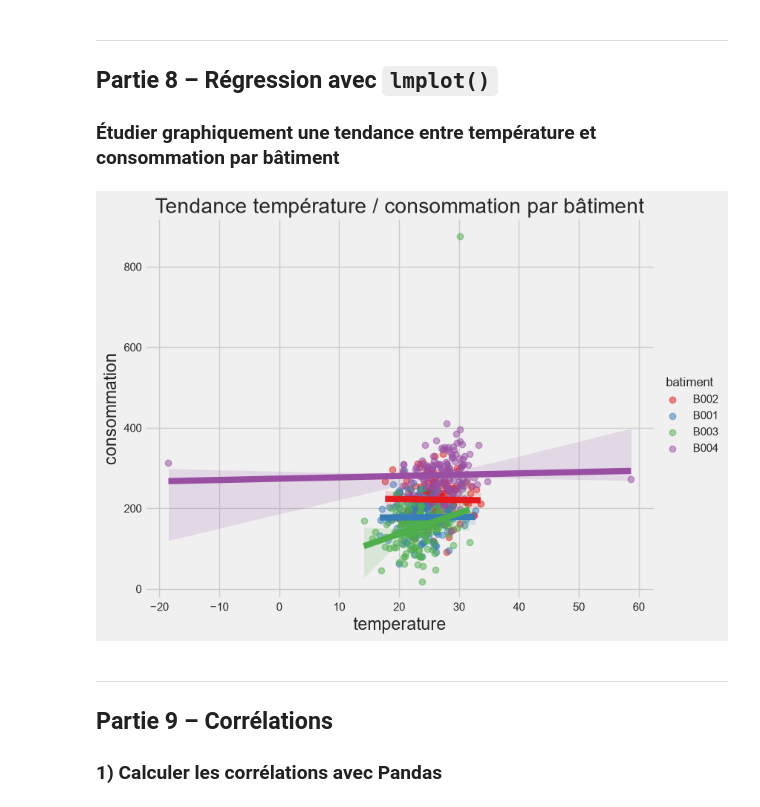
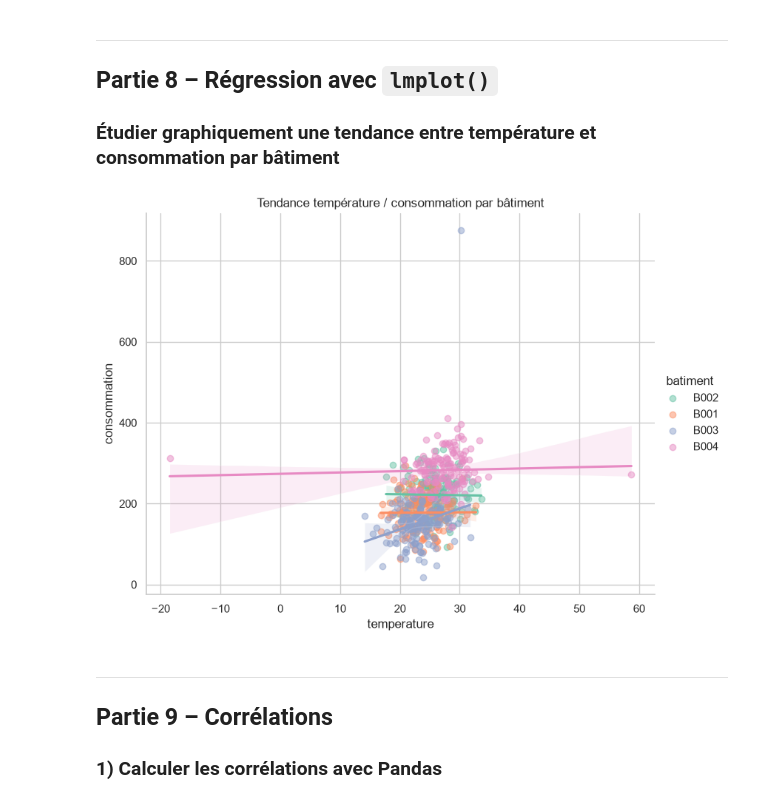
Before and after one commit to khadijagueye235/Atelier_seaborn, a Jupyter notebook: notebooks/atelier_seaborn_iot.ipynb, the cells around one changed output. Saved outputs shown, nothing was run; the diff lists cells and outputs as text; code cells hidden in the pictures.

```diff
--- a/notebooks/atelier_seaborn_iot.ipynb
+++ b/notebooks/atelier_seaborn_iot.ipynb
@@ -15,6 +15,17 @@ import os
 
 sns.set_theme(style="whitegrid", palette="deep")
 %matplotlib inline
+# Dossier de sauvegarde des graphiques, créé dès le départ
+os.makedirs("../exports", exist_ok=True)
+
+def sauvegarder(nom, formats=("png",)):
+    """Sauvegarde le graphique matplotlib/seaborn courant dans exports/, sous chaque format demandé."""
+    for fmt in formats:
+        plt.savefig(f"../exports/{nom}.{fmt}", dpi=150, bbox_inches="tight")
+
+def sauvegarder_grille(g, nom):
+    """Même chose que sauvegarder(), mais pour lmplot()/pairplot() qui renvoient une grille (g), pas une figure plt classique."""
+    g.savefig(f"../exports/{nom}.png", dpi=150, bbox_inches="tight")
 # %% [markdown]
 ### 5) Importer `mesures_capteurs.csv` dans le dataframe `df`
 # %%
@@ -345,12 +380,13 @@ plt.show()
 
 ### Étudier graphiquement une tendance entre température et consommation par bâtiment
 # %%
-sns.lmplot(data=df, x="temperature", y="consommation", hue="batiment",
-           height=6, aspect=1.3, scatter_kws={"alpha": 0.5},palette="Set1")
+g=sns.lmplot(data=df, x="temperature", y="consommation", hue="batiment",
+           height=6, aspect=1.3, scatter_kws={"alpha": 0.5},palette="Set2")
 plt.title("Tendance température / consommation par bâtiment")
+sauvegarder_grille(g, "lmplot_temperature_consommation_par_batiment", formats=("png", "pdf"))
 plt.show()
 # %% [output]
-[figure, old version]
+[figure, new version]
 # %% [markdown]
 ---
 ## Partie 9 – Corrélations
```
Also changed, not shown: parts of 22 cells of this notebook, 35 other files.
